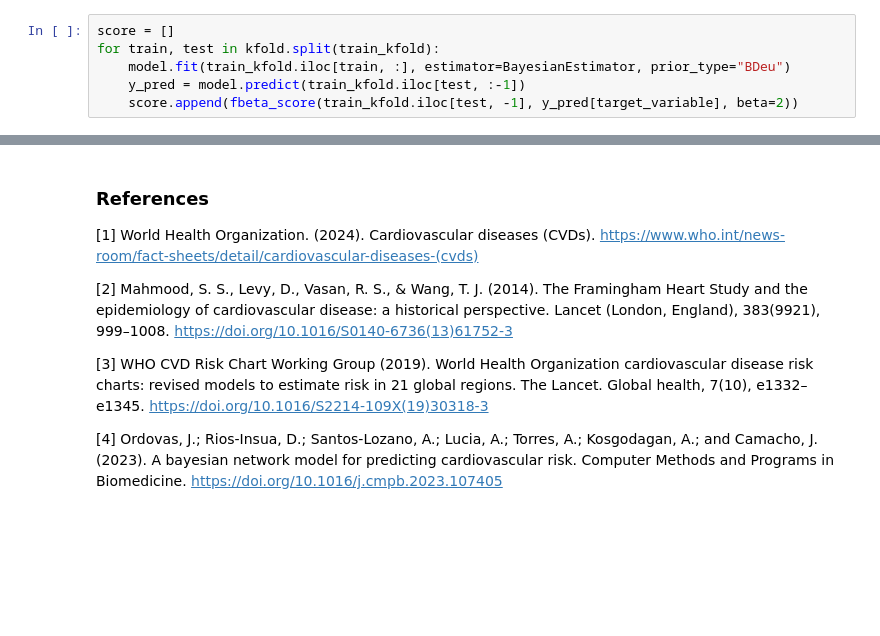
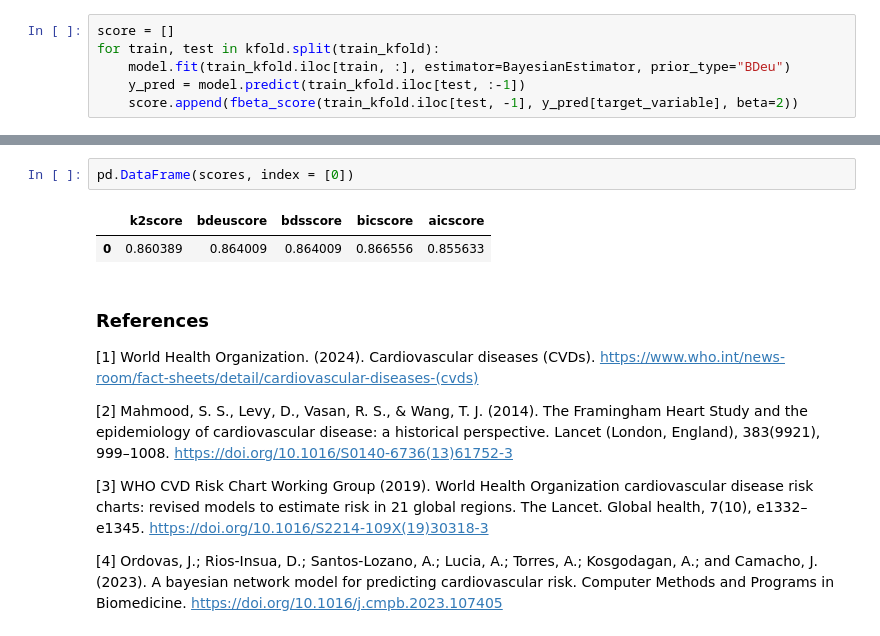
Before and after one commit to MatteoFasulo/BayesianHeartDisease, a Jupyter notebook: MLE_heart_crossvalidation.ipynb, the cells around one changed output, grey strips where cells are left out. Cells and saved outputs as stored; diff of their text form; blank space fills up the shorter version.

```diff
--- a/MLE_heart_crossvalidation.ipynb
+++ b/MLE_heart_crossvalidation.ipynb
@@ -172,3 +285,8 @@ sum(score) / len(score)
+# %%
+pd.DataFrame(scores, index = [0])
+# %% [output]
+|  | k2score | bdeuscore | bdsscore | bicscore | aicscore |
+| 0 | 0.860389 | 0.864009 | 0.864009 | 0.866556 | 0.855633 |
 # %% [markdown]
 ### References
 
```
Also changed, not shown: parts of 13 cells of this notebook.
